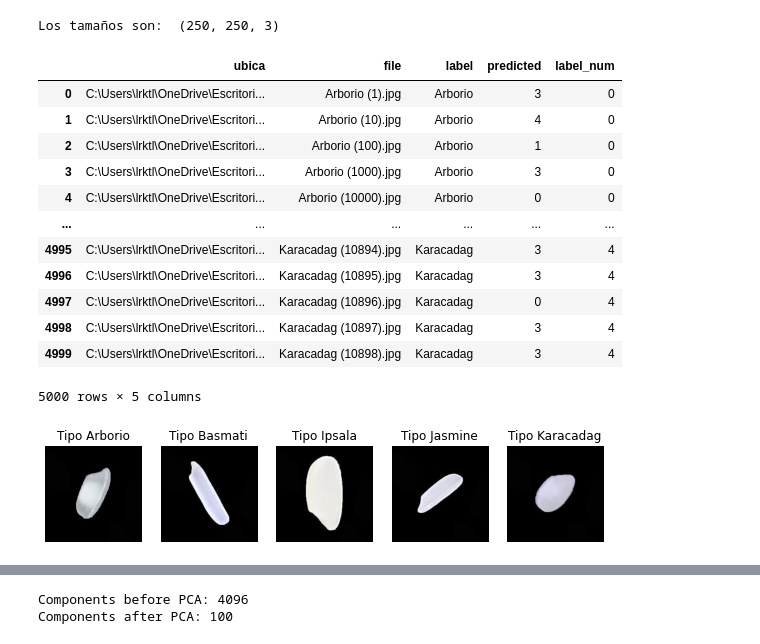
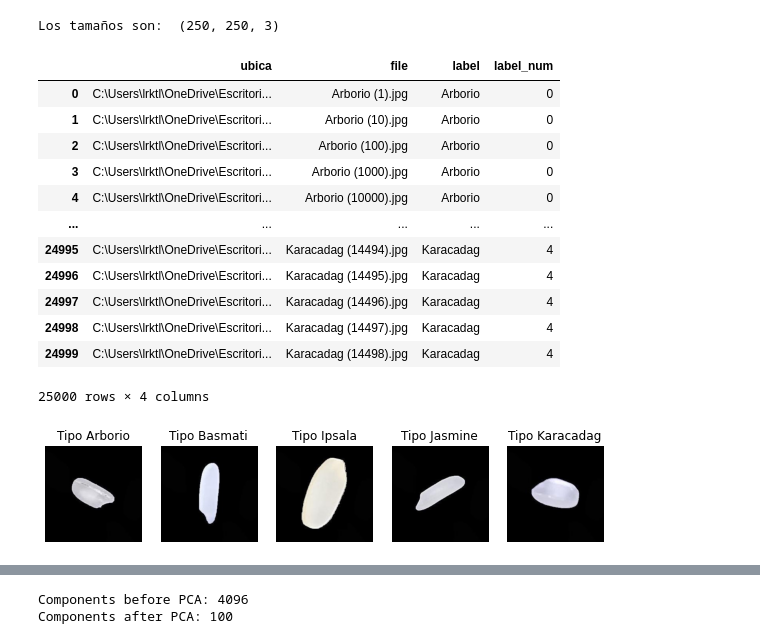
Before and after one commit to RkTcaster/DMCyT, a Jupyter notebook: Tp 1/TP 1.ipynb, the cells around one changed output, grey strips where cells are left out. Cells and saved outputs as stored; diff of their text form; code cells hidden in the pictures.

```diff
--- a/Tp 1/TP 1.ipynb
+++ b/Tp 1/TP 1.ipynb
@@ -93,6 +97,6 @@ def leer_nimg(img_path,formato=".png",n=100):
 
 completo = []
 for ct,directorio in enumerate(os.listdir(dir_path)):
-    path = leer_nimg(dir_path+"\\"+directorio,".jpg",1000)
+    path = leer_nimg(dir_path+"\\"+directorio,".jpg",5000)
     completo += path
 # %% [output]
@@ -142,7 +146,7 @@ para_labels = []
 
 for count,element in enumerate(tipos):
     temp = [element]
-    para_labels += temp*1000
+    para_labels += temp*5000
 # %%
 df_paths = pd.DataFrame(completo)
 # %%
@@ -154,31 +158,31 @@ df_combi = df_paths
 # %%
 tipos = ["0","1","2","3","4"]
 
 para_labels_num = []
 
 for count,element in enumerate(tipos):
     temp = [element]
-    para_labels_num += temp*1000
+    para_labels_num += temp*5000
 
 df_combi["label_num"] = para_labels_num
 
 df_combi["label_num"] = df_combi["label_num"].astype('int64')
 
 df_combi
 # %% [output]
-|  | ubica | file | label | predicted | label_num |
-| 0 | C:\Users\lrktl\OneDrive\Escritori... | Arborio (1).jpg | Arborio | 3 | 0 |
-| 1 | C:\Users\lrktl\OneDrive\Escritori... | Arborio (10).jpg | Arborio | 4 | 0 |
-| 2 | C:\Users\lrktl\OneDrive\Escritori... | Arborio (100).jpg | Arborio | 1 | 0 |
-| 3 | C:\Users\lrktl\OneDrive\Escritori... | Arborio (1000).jpg | Arborio | 3 | 0 |
-| 4 | C:\Users\lrktl\OneDrive\Escritori... | Arborio (10000).jpg | Arborio | 0 | 0 |
-| ... | ... | ... | ... | ... | ... |
-| 4995 | C:\Users\lrktl\OneDrive\Escritori... | Karacadag (10894).jpg | Karacadag | 3 | 4 |
-| 4996 | C:\Users\lrktl\OneDrive\Escritori... | Karacadag (10895).jpg | Karacadag | 3 | 4 |
-| 4997 | C:\Users\lrktl\OneDrive\Escritori... | Karacadag (10896).jpg | Karacadag | 0 | 4 |
-| 4998 | C:\Users\lrktl\OneDrive\Escritori... | Karacadag (10897).jpg | Karacadag | 3 | 4 |
-| 4999 | C:\Users\lrktl\OneDrive\Escritori... | Karacadag (10898).jpg | Karacadag | 3 | 4 |
+|  | ubica | file | label | label_num |
+| 0 | C:\Users\lrktl\OneDrive\Escritori... | Arborio (1).jpg | Arborio | 0 |
+| 1 | C:\Users\lrktl\OneDrive\Escritori... | Arborio (10).jpg | Arborio | 0 |
+| 2 | C:\Users\lrktl\OneDrive\Escritori... | Arborio (100).jpg | Arborio | 0 |
+| 3 | C:\Users\lrktl\OneDrive\Escritori... | Arborio (1000).jpg | Arborio | 0 |
+| 4 | C:\Users\lrktl\OneDrive\Escritori... | Arborio (10000).jpg | Arborio | 0 |
+| ... | ... | ... | ... | ... |
+| 24995 | C:\Users\lrktl\OneDrive\Escritori... | Karacadag (14494).jpg | Karacadag | 4 |
+| 24996 | C:\Users\lrktl\OneDrive\Escritori... | Karacadag (14495).jpg | Karacadag | 4 |
+| 24997 | C:\Users\lrktl\OneDrive\Escritori... | Karacadag (14496).jpg | Karacadag | 4 |
+| 24998 | C:\Users\lrktl\OneDrive\Escritori... | Karacadag (14497).jpg | Karacadag | 4 |
+| 24999 | C:\Users\lrktl\OneDrive\Escritori... | Karacadag (14498).jpg | Karacadag | 4 |
-5000 rows × 5 columns
+25000 rows × 4 columns
 # %%
 fig, axs = plt.subplots(1,5, figsize=(10, 10))
 for ct,i in enumerate(df_combi["label"].unique()):
@@ -190,7 +194,7 @@ for ct,i in enumerate(df_combi["label"].unique()):
   axs[ct].axis('off')
 #fig.tight_layout(h_pad=-20, w_pad=1)
 # %% [output]
-[figure, old version]
+[figure, new version]
 # %%
 from keras.applications.vgg16 import preprocess_input
 from tensorflow.keras.utils  import load_img
```
Also changed, not shown: parts of 15 cells of this notebook.
